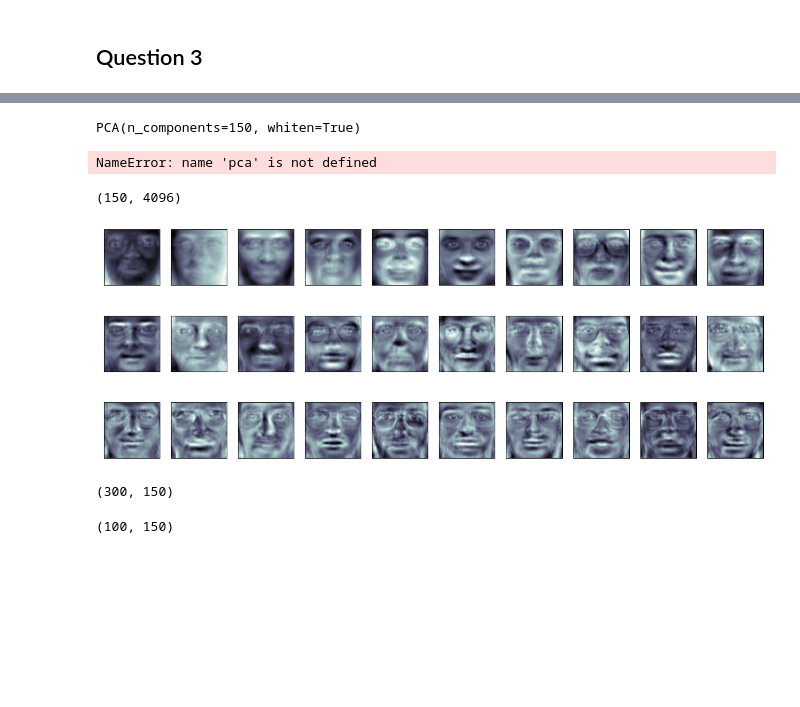
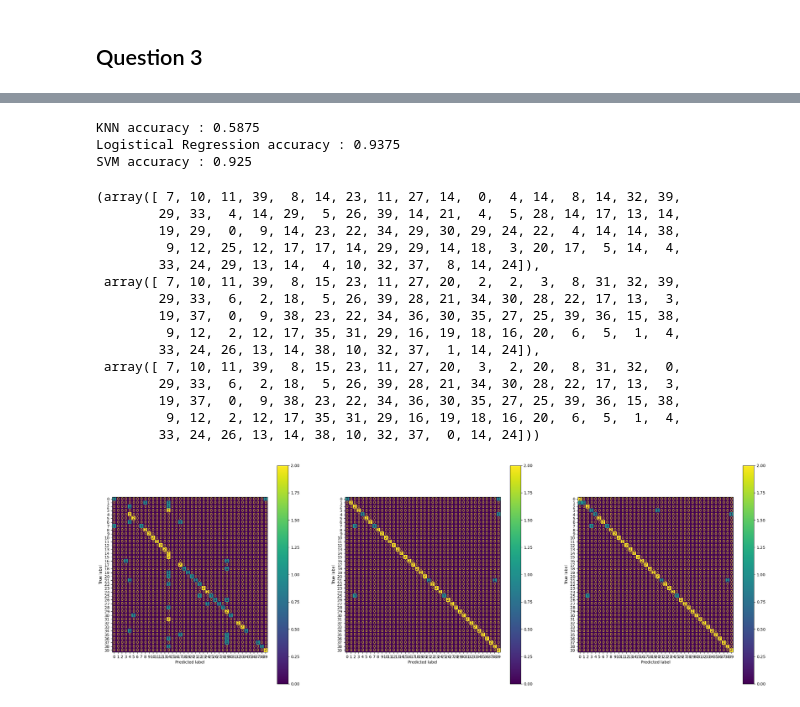
Before and after one commit to Raynobrak/heigvd-labos-pcd, a Jupyter notebook: labo4/plot_eigenfaces.ipynb, the cells around one changed output, grey strips where cells are left out. Drawn from its saved outputs; the diff is of its cells as text; code cells hidden in the pictures; blank space fills up the shorter version.

```diff
--- a/labo4/plot_eigenfaces.ipynb
+++ b/labo4/plot_eigenfaces.ipynb
@@ -85,33 +143,28 @@ ConfusionMatrixDisplay.from_predictions(y_test, prediction)
 # %%
 from sklearn import decomposition
 pca = decomposition.PCA(n_components=150, whiten=True)
-pca.fit(X_train)
+pca.fit(x_train)
+X_train_pca = pca.transform(x_train)
+X_test_pca = pca.transform(x_validation)
+
+run_train_experiment(X_train_pca, y_train, X_test_pca, y_validation, show_confusion_matrices=True)
 # %% [output]
-PCA(n_components=150, whiten=True)
+KNN accuracy : 0.5875
+Logistical Regression accuracy : 0.9375
+SVM accuracy : 0.925
+(array([ 7, 10, 11, 39,  8, 14, 23, 11, 27, 14,  0,  4, 14,  8, 14, 32, 39,
+        29, 33,  4, 14, 29,  5, 26, 39, 14, 21,  4,  5, 28, 14, 17, 13, 14,
+        19, 29,  0,  9, 14, 23, 22, 34, 29, 30, 29, 24, 22,  4, 14, 14, 38,
+         9, 12, 25, 12, 17, 17, 14, 29, 29, 14, 18,  3, 20, 17,  5, 14,  4,
+        33, 24, 29, 13, 14,  4, 10, 32, 37,  8, 14, 24]),
+ array([ 7, 10, 11, 39,  8, 15, 23, 11, 27, 20,  2,  2,  3,  8, 31, 32, 39,
+        29, 33,  6,  2, 18,  5, 26, 39, 28, 21, 34, 30, 28, 22, 17, 13,  3,
+        19, 37,  0,  9, 38, 23, 22, 34, 36, 30, 35, 27, 25, 39, 36, 15, 38,
+         9, 12,  2, 12, 17, 35, 31, 29, 16, 19, 18, 16, 20,  6,  5,  1,  4,
+        33, 24, 26, 13, 14, 38, 10, 32, 37,  1, 14, 24]),
+ array([ 7, 10, 11, 39,  8, 15, 23, 11, 27, 20,  3,  2, 20,  8, 31, 32,  0,
+        29, 33,  6,  2, 18,  5, 26, 39, 28, 21, 34, 30, 28, 22, 17, 13,  3,
+        19, 37,  0,  9, 38, 23, 22, 34, 36, 30, 35, 27, 25, 39, 36, 15, 38,
+         9, 12,  2, 12, 17, 35, 31, 29, 16, 19, 18, 16, 20,  6,  5,  1,  4,
+        33, 24, 26, 13, 14, 38, 10, 32, 37,  0, 14, 24]))
+[figure, added]
-# %%
-plt.imshow(pca.mean_.reshape(faces.images[0].shape),
-           cmap=plt.cm.bone)
-# %% [output]
-NameError: name 'pca' is not defined
-# %%
-print(pca.components_.shape)
-# %% [output]
-(150, 4096)
-# %%
-fig = plt.figure(figsize=(16, 6))
-for i in range(30):
-    ax = fig.add_subplot(3, 10, i + 1, xticks=[], yticks=[])
-    ax.imshow(pca.components_[i].reshape(faces.images[0].shape),
-              cmap=plt.cm.bone)
-# %% [output]
-[figure, removed]
-# %%
-X_train_pca = pca.transform(X_train)
-X_test_pca = pca.transform(X_test)
-print(X_train_pca.shape)
-# %% [output]
-(300, 150)
-# %%
-print(X_test_pca.shape)
-# %% [output]
-(100, 150)
```
Also changed, not shown: parts of 16 cells of this notebook.
